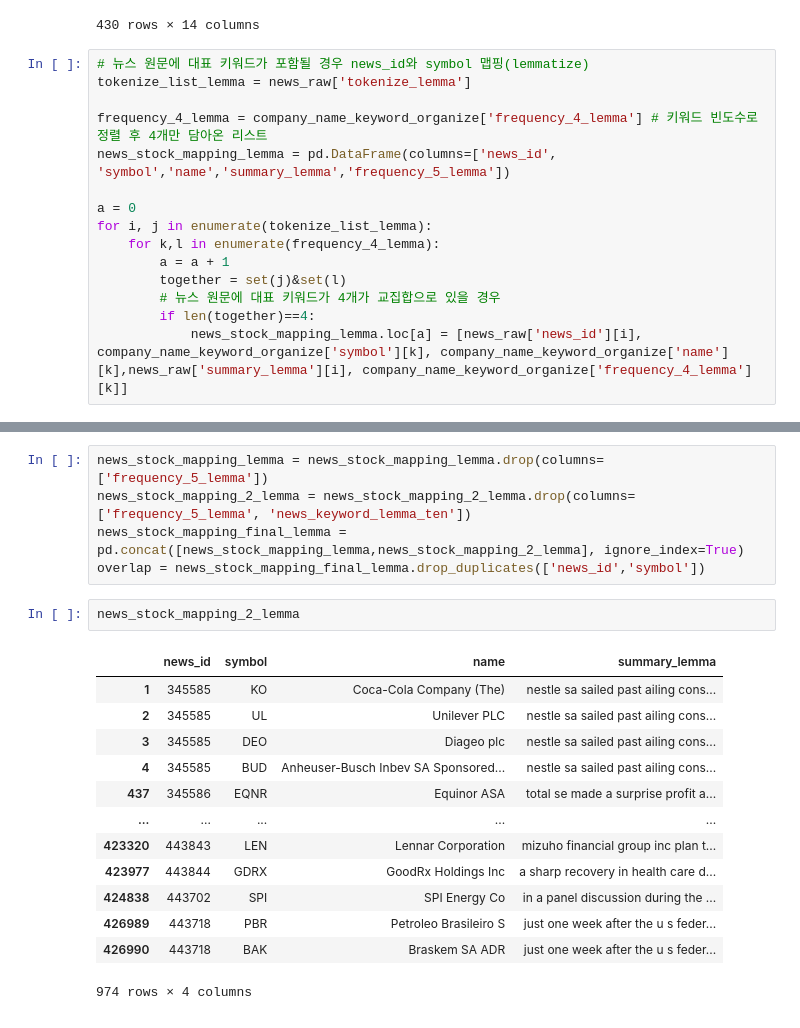
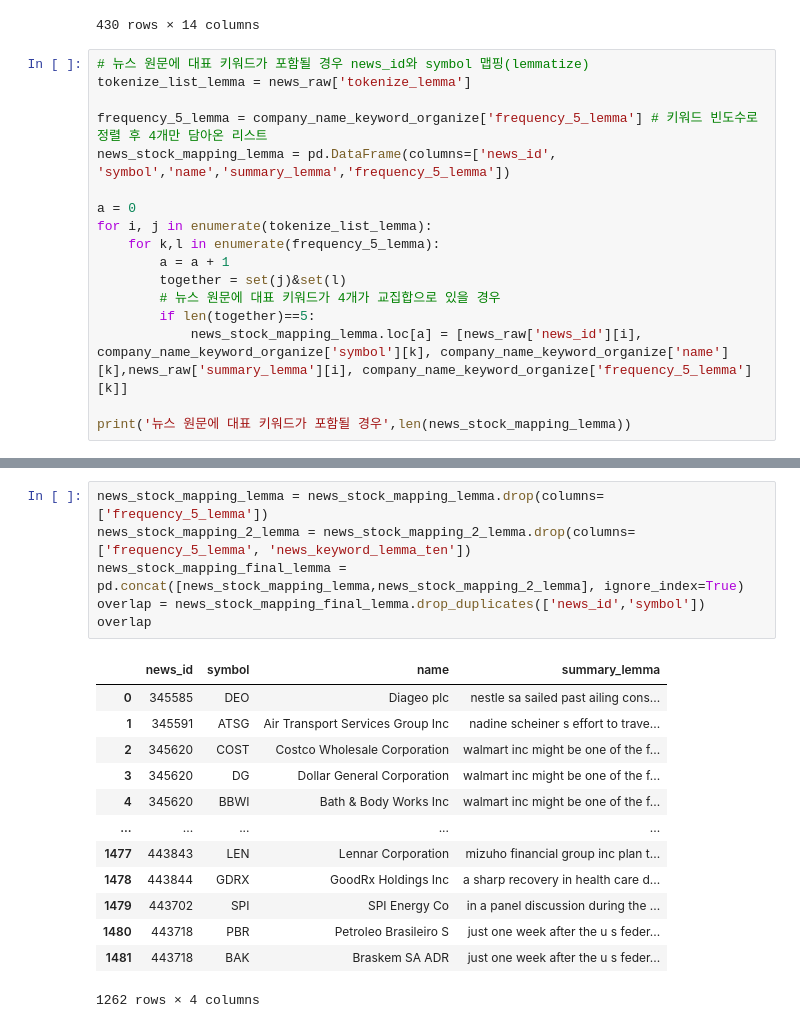
Before and after one commit to yugyeong1/News_raw_data-stock-mapping, a Jupyter notebook: code_organize.ipynb, the cells around one changed output, grey strips where cells are left out. Drawn from its saved outputs; the diff is of its cells as text.

```diff
--- a/code_organize.ipynb
+++ b/code_organize.ipynb
@@ -452,14 +452,16 @@ company_name_keyword_organize
 # 뉴스 원문에 대표 키워드가 포함될 경우 news_id와 symbol 맵핑(lemmatize)
 tokenize_list_lemma = news_raw['tokenize_lemma']
 
-frequency_4_lemma = company_name_keyword_organize['frequency_4_lemma'] # 키워드 빈도수로 정렬 후 4개만 담아온 리스트
+frequency_5_lemma = company_name_keyword_organize['frequency_5_lemma'] # 키워드 빈도수로 정렬 후 4개만 담아온 리스트
 news_stock_mapping_lemma = pd.DataFrame(columns=['news_id', 'symbol','name','summary_lemma','frequency_5_lemma'])
 
 a = 0
 for i, j in enumerate(tokenize_list_lemma):
-    for k,l in enumerate(frequency_4_lemma):
+    for k,l in enumerate(frequency_5_lemma):
         a = a + 1
         together = set(j)&set(l)
         # 뉴스 원문에 대표 키워드가 4개가 교집합으로 있을 경우
-        if len(together)==4:
-            news_stock_mapping_lemma.loc[a] = [news_raw['news_id'][i], company_name_keyword_organize['symbol'][k], company_name_keyword_organize['name'][k],news_raw['summary_lemma'][i], company_name_keyword_organize['frequency_4_lemma'][k]]
+        if len(together)==5:
+            news_stock_mapping_lemma.loc[a] = [news_raw['news_id'][i], company_name_keyword_organize['symbol'][k], company_name_keyword_organize['name'][k],news_raw['summary_lemma'][i], company_name_keyword_organize['frequency_5_lemma'][k]]
+
+print('뉴스 원문에 대표 키워드가 포함될 경우',len(news_stock_mapping_lemma))
@@ -478,21 +486,20 @@ for i,j in enumerate(news_raw_keyword_lemma_ten):
 # %%
 news_stock_mapping_lemma = news_stock_mapping_lemma.drop(columns=['frequency_5_lemma'])
 news_stock_mapping_2_lemma = news_stock_mapping_2_lemma.drop(columns=['frequency_5_lemma', 'news_keyword_lemma_ten'])
 news_stock_mapping_final_lemma = pd.concat([news_stock_mapping_lemma,news_stock_mapping_2_lemma], ignore_index=True)
 overlap = news_stock_mapping_final_lemma.drop_duplicates(['news_id','symbol'])
+overlap
+# %% [output]
+|  | news_id | symbol | name | summary_lemma |
+| 0 | 345585 | DEO | Diageo plc | nestle sa sailed past ailing cons... |
+| 1 | 345591 | ATSG | Air Transport Services Group Inc | nadine scheiner s effort to trave... |
+| 2 | 345620 | COST | Costco Wholesale Corporation | walmart inc might be one of the f... |
+| 3 | 345620 | DG | Dollar General Corporation | walmart inc might be one of the f... |
+| 4 | 345620 | BBWI | Bath & Body Works Inc | walmart inc might be one of the f... |
+| ... | ... | ... | ... | ... |
+| 1477 | 443843 | LEN | Lennar Corporation | mizuho financial group inc plan t... |
+| 1478 | 443844 | GDRX | GoodRx Holdings Inc | a sharp recovery in health care d... |
+| 1479 | 443702 | SPI | SPI Energy Co | in a panel discussion during the ... |
+| 1480 | 443718 | PBR | Petroleo Brasileiro S | just one week after the u s feder... |
+| 1481 | 443718 | BAK | Braskem SA ADR | just one week after the u s feder... |
+1262 rows × 4 columns
-# %%
-news_stock_mapping_2_lemma
-# %% [output]
-|  | news_id | symbol | name | summary_lemma |
-| 1 | 345585 | KO | Coca-Cola Company (The) | nestle sa sailed past ailing cons... |
-| 2 | 345585 | UL | Unilever PLC | nestle sa sailed past ailing cons... |
-| 3 | 345585 | DEO | Diageo plc | nestle sa sailed past ailing cons... |
-| 4 | 345585 | BUD | Anheuser-Busch Inbev SA Sponsored... | nestle sa sailed past ailing cons... |
-| 437 | 345586 | EQNR | Equinor ASA | total se made a surprise profit a... |
-| ... | ... | ... | ... | ... |
-| 423320 | 443843 | LEN | Lennar Corporation | mizuho financial group inc plan t... |
-| 423977 | 443844 | GDRX | GoodRx Holdings Inc | a sharp recovery in health care d... |
-| 424838 | 443702 | SPI | SPI Energy Co | in a panel discussion during the ... |
-| 426989 | 443718 | PBR | Petroleo Brasileiro S | just one week after the u s feder... |
-| 426990 | 443718 | BAK | Braskem SA ADR | just one week after the u s feder... |
-974 rows × 4 columns
```
Also changed, not shown: parts of 3 cells of this notebook.
